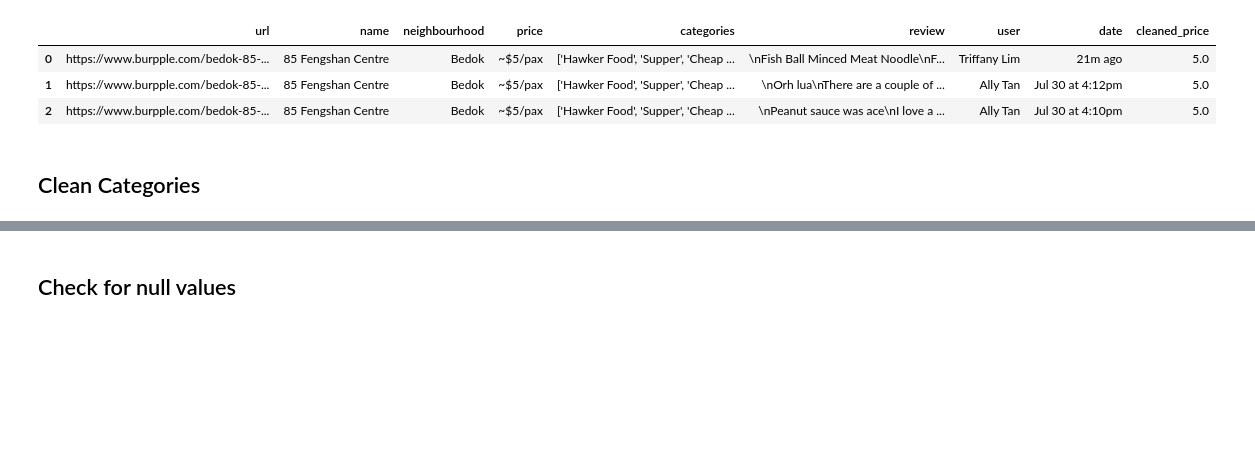
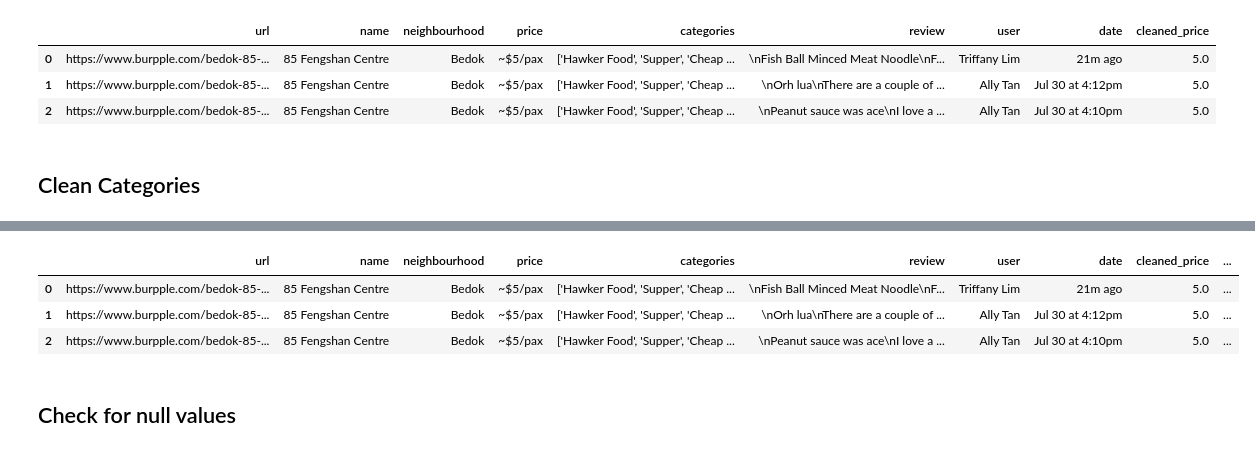
Before and after one commit to sabyeo/bt4221, a Jupyter notebook: scrape/restaurant-data/eda.ipynb, the cells around one changed output, grey strips where cells are left out. Cells and saved outputs as stored; diff of their text form; code cells hidden in the pictures; blank space fills up the shorter version.

```diff
--- a/scrape/restaurant-data/eda.ipynb
+++ b/scrape/restaurant-data/eda.ipynb
@@ -264,0 +311,34 @@ Breakfast & Brunch
+# %%
+def get_wordnet_pos(treebank_tag):
+    if treebank_tag.startswith('J'):
+        return wordnet.ADJ
+    elif treebank_tag.startswith('V'):
+        return wordnet.VERB
+    elif treebank_tag.startswith('N'):
+        return wordnet.NOUN
+    elif treebank_tag.startswith('R'):
+        return wordnet.ADV
+    else:
+        return None
+# %%
+#decontraction
+def decontracted(phrase):
+    # specific
+    phrase = re.sub(r"won\'t", "will not", phrase)
+    phrase = re.sub(r"can\'t", "can not", phrase)
+    phrase = re.sub(r"didn\'t", "did not", phrase)
+    phrase = re.sub(r"don\'t", "do not", phrase)
+    phrase = re.sub(r"o\'clock", "clock", phrase)
+    phrase = re.sub(r"couldn\'t", "could not", phrase)
+    phrase = re.sub(r"that\'s", "that is", phrase)
+    phrase = re.sub(r"go-around", "go around", phrase)
+    # general
+    phrase = re.sub(r"\'ve", " have", phrase)
+    phrase = re.sub(r"n\'t", " not", phrase)
+    phrase = re.sub(r"\'re", " are", phrase)
+    #phrase = re.sub(r"\'s", " is", phrase)
+    phrase = re.sub(r"\'d", " would", phrase)
+    phrase = re.sub(r"\'ll", " will", phrase)
+    phrase = re.sub(r"\'t", " not", phrase)
+    phrase = re.sub(r"\'m", " am", phrase)
+    return phrase
@@ -264,0 +449,7 @@ Breakfast & Brunch
+# %%
+cleaned_df.head(3)
+# %% [output]
+|  | url | name | neighbourhood | price | categories | review | user | date | cleaned_price | ... |
+| 0 | https://www.burpple.com/bedok-85-... | 85 Fengshan Centre | Bedok | ~$5/pax | ['Hawker Food', 'Supper', 'Cheap ... | \nFish Ball Minced Meat Noodle\nF... | Triffany Lim | 21m ago | 5.0 | ... |
+| 1 | https://www.burpple.com/bedok-85-... | 85 Fengshan Centre | Bedok | ~$5/pax | ['Hawker Food', 'Supper', 'Cheap ... | \nOrh lua\nThere are a couple of ... | Ally Tan | Jul 30 at 4:12pm | 5.0 | ... |
+| 2 | https://www.burpple.com/bedok-85-... | 85 Fengshan Centre | Bedok | ~$5/pax | ['Hawker Food', 'Supper', 'Cheap ... | \nPeanut sauce was ace\nI love a ... | Ally Tan | Jul 30 at 4:10pm | 5.0 | ... |
```
Also changed, not shown: parts of 25 cells of this notebook, 3 other files.
